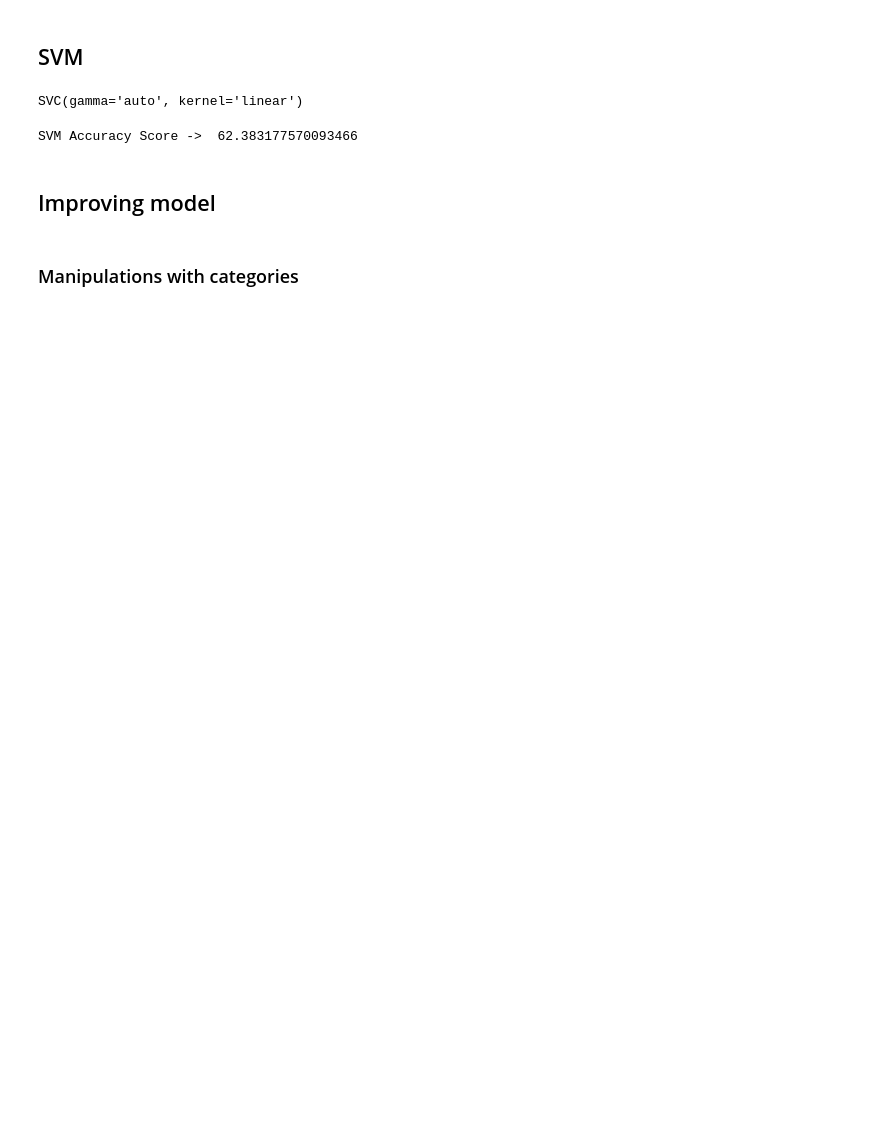
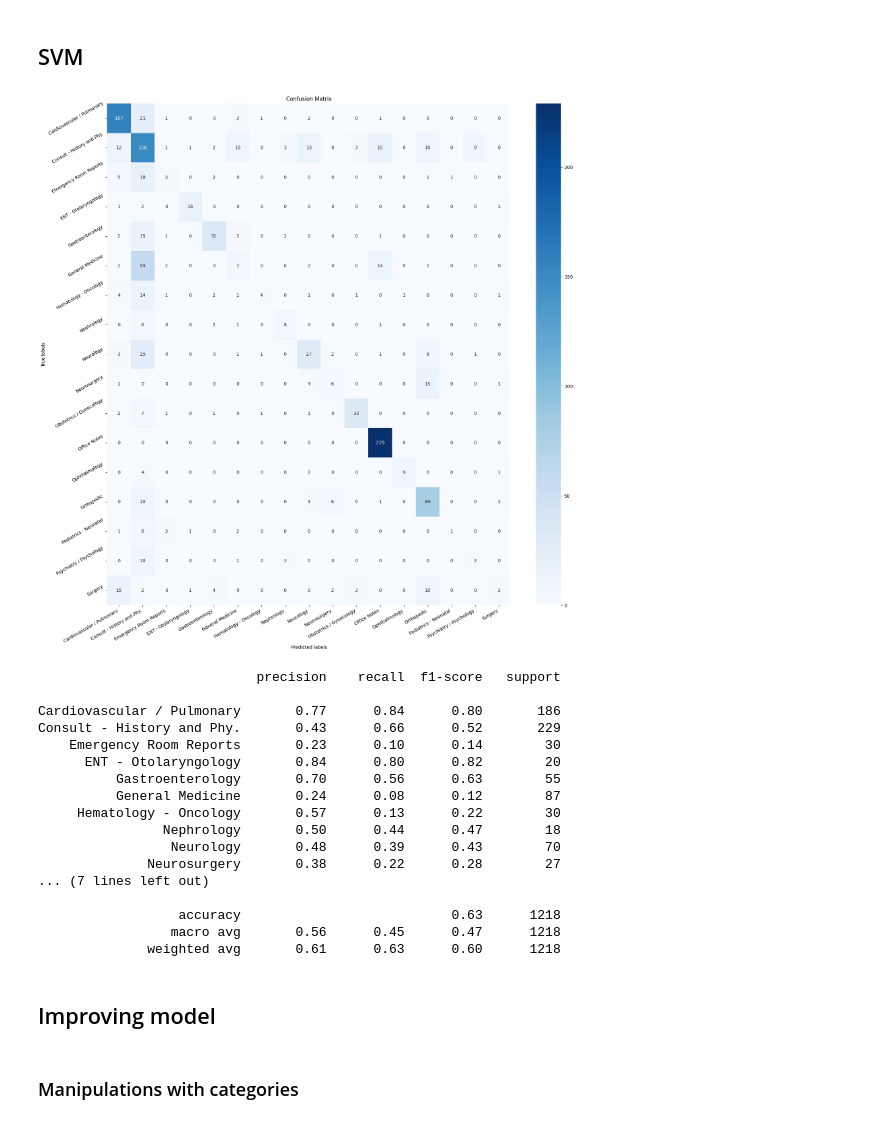
Before and after one commit to evgene-sh/HMLP, a Jupyter notebook: main.ipynb, the cells around one changed output. Cells and saved outputs as stored; diff of their text form; code cells hidden in the pictures; blank space fills up the shorter version.

```diff
--- a/main.ipynb
+++ b/main.ipynb
@@ -180,18 +185,32 @@ Consult - History and Phy.       0.42      0.66      0.51       151
 # %%
 from sklearn import svm
 from sklearn.metrics import accuracy_score
 
 SVM = svm.SVC(C=1.0, kernel='linear', degree=3, gamma='auto')
 SVM.fit(x_train, y_train)
+
+y_test_pred = SVM.predict(x_test)
+
+learning_results(y_test, y_test_pred, category_list)
 # %% [output]
+[figure, added]
-SVC(gamma='auto', kernel='linear')
+                            precision    recall  f1-score   support
+
+Cardiovascular / Pulmonary       0.77      0.84      0.80       186
+Consult - History and Phy.       0.43      0.66      0.52       229
+    Emergency Room Reports       0.23      0.10      0.14        30
+      ENT - Otolaryngology       0.84      0.80      0.82        20
+          Gastroenterology       0.70      0.56      0.63        55
+          General Medicine       0.24      0.08      0.12        87
+     Hematology - Oncology       0.57      0.13      0.22        30
+                Nephrology       0.50      0.44      0.47        18
+                 Neurology       0.48      0.39      0.43        70
+              Neurosurgery       0.38      0.22      0.28        27
+... (7 lines left out)
+
+                  accuracy                           0.63      1218
+                 macro avg       0.56      0.45      0.47      1218
+              weighted avg       0.61      0.63      0.60      1218
-# %%
-predictions_SVM = SVM.predict(x_test)
-# Use accuracy_score function to get the accuracy
-acc=accuracy_score(predictions_SVM, y_test)*100
-print("SVM Accuracy Score -> ", acc)
-# %% [output]
-SVM Accuracy Score ->  62.383177570093466
 # %% [markdown]
 ## Improving model
 # %% [markdown]
```
Also changed, not shown: parts of 9 cells of this notebook, 1 other file.
